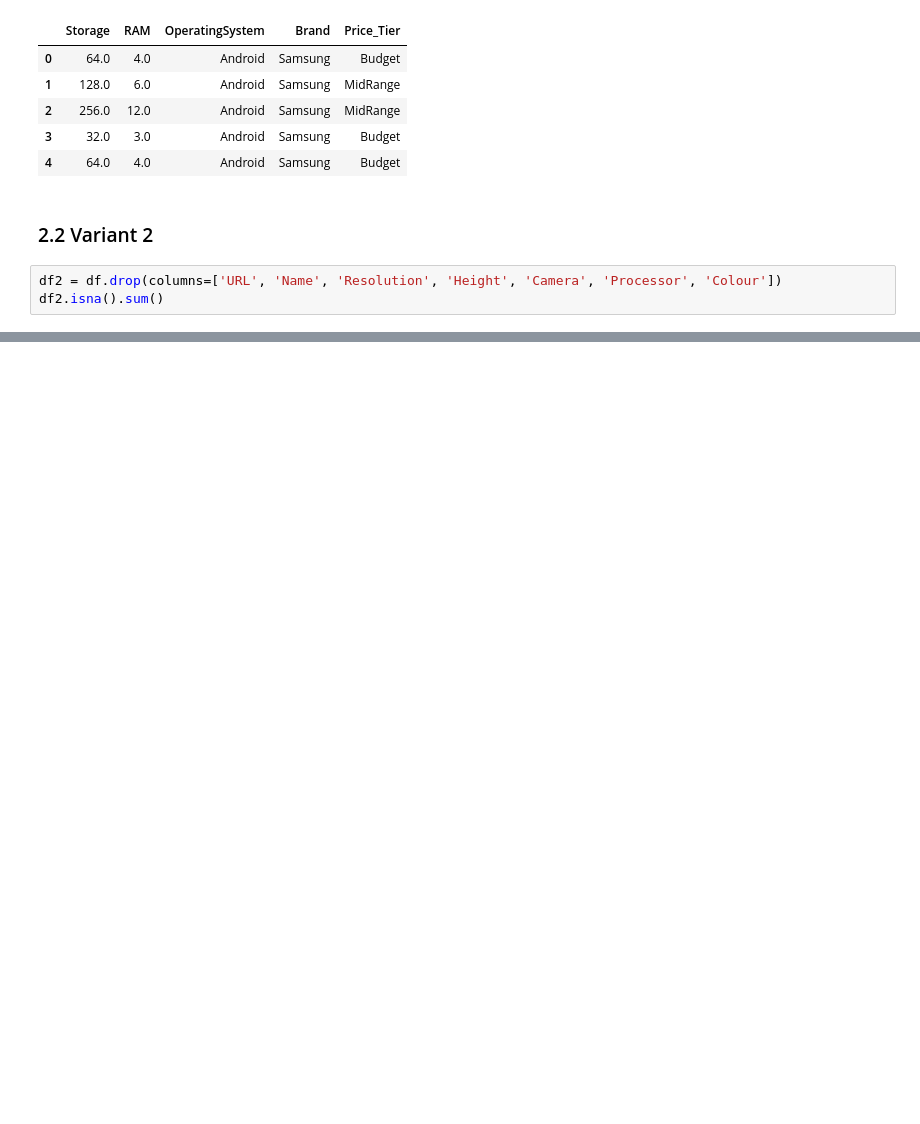
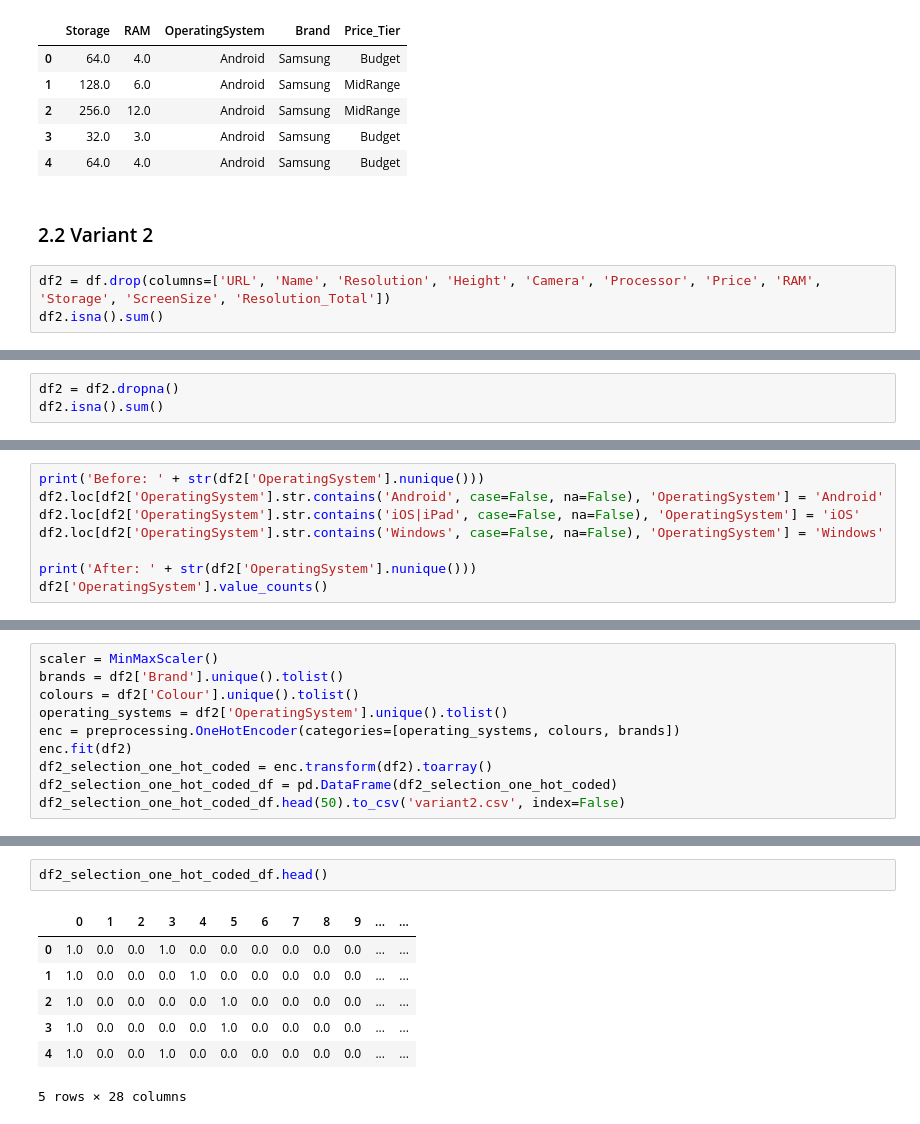
Before and after one commit to xbarborik/UPA, a Jupyter notebook: part3/analysis.ipynb, the cells around one changed output, grey strips where cells are left out. Cells and saved outputs as stored; diff of their text form; blank space fills up the shorter version.

```diff
--- a/part3/analysis.ipynb
+++ b/part3/analysis.ipynb
@@ -391,6 +388,6 @@ df1.head()
 # %% [markdown]
 ### 2.2 Variant 2
 # %%
-df2 = df.drop(columns=['URL', 'Name', 'Resolution', 'Height', 'Camera', 'Processor', 'Colour'])
+df2 = df.drop(columns=['URL', 'Name', 'Resolution', 'Height', 'Camera', 'Processor', 'Price', 'RAM', 'Storage', 'ScreenSize', 'Resolution_Total'])
 df2.isna().sum()
 # %% [output]
@@ -404 +397,4 @@ Resolution_Total    0
 dtype: int64
+# %%
+df2 = df2.dropna()
+df2.isna().sum()
@@ -404,0 +419,8 @@ dtype: int64
+# %%
+print('Before: ' + str(df2['OperatingSystem'].nunique()))
+df2.loc[df2['OperatingSystem'].str.contains('Android', case=False, na=False), 'OperatingSystem'] = 'Android'
+df2.loc[df2['OperatingSystem'].str.contains('iOS|iPad', case=False, na=False), 'OperatingSystem'] = 'iOS'
+df2.loc[df2['OperatingSystem'].str.contains('Windows', case=False, na=False), 'OperatingSystem'] = 'Windows'
+
+print('After: ' + str(df2['OperatingSystem'].nunique()))
+df2['OperatingSystem'].value_counts()
@@ -404,0 +483,10 @@ dtype: int64
+# %%
+scaler = MinMaxScaler()
+brands = df2['Brand'].unique().tolist()
+colours = df2['Colour'].unique().tolist()
+operating_systems = df2['OperatingSystem'].unique().tolist()
+enc = preprocessing.OneHotEncoder(categories=[operating_systems, colours, brands])
+enc.fit(df2)
+df2_selection_one_hot_coded = enc.transform(df2).toarray()
+df2_selection_one_hot_coded_df = pd.DataFrame(df2_selection_one_hot_coded)
+df2_selection_one_hot_coded_df.head(50).to_csv('variant2.csv', index=False)
@@ -404,0 +502,10 @@ dtype: int64
+# %%
+df2_selection_one_hot_coded_df.head()
+# %% [output]
+|  | 0 | 1 | 2 | 3 | 4 | 5 | 6 | 7 | 8 | 9 | ... | ... |
+| 0 | 1.0 | 0.0 | 0.0 | 1.0 | 0.0 | 0.0 | 0.0 | 0.0 | 0.0 | 0.0 | ... | ... |
+| 1 | 1.0 | 0.0 | 0.0 | 0.0 | 1.0 | 0.0 | 0.0 | 0.0 | 0.0 | 0.0 | ... | ... |
+| 2 | 1.0 | 0.0 | 0.0 | 0.0 | 0.0 | 1.0 | 0.0 | 0.0 | 0.0 | 0.0 | ... | ... |
+| 3 | 1.0 | 0.0 | 0.0 | 0.0 | 0.0 | 1.0 | 0.0 | 0.0 | 0.0 | 0.0 | ... | ... |
+| 4 | 1.0 | 0.0 | 0.0 | 1.0 | 0.0 | 0.0 | 0.0 | 0.0 | 0.0 | 0.0 | ... | ... |
+5 rows × 28 columns
```
Also changed, not shown: parts of 13 cells of this notebook.
